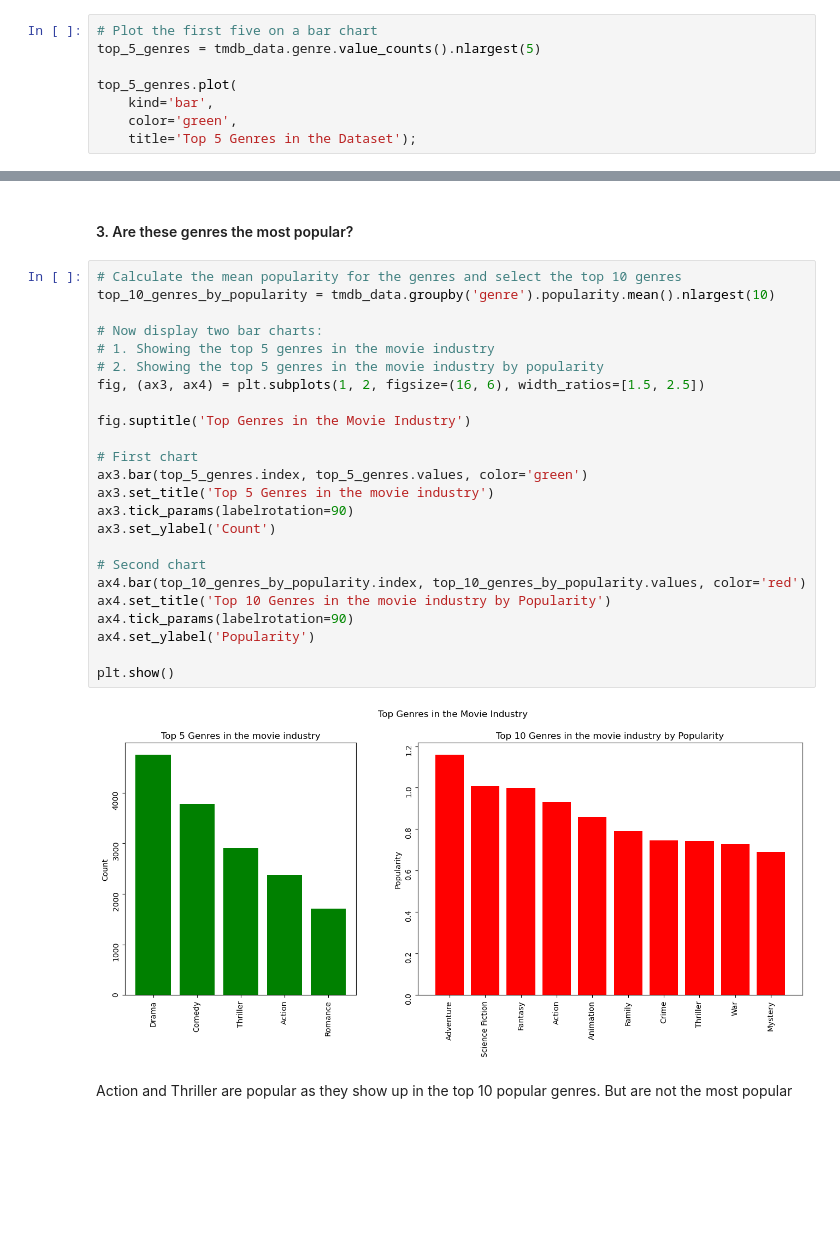
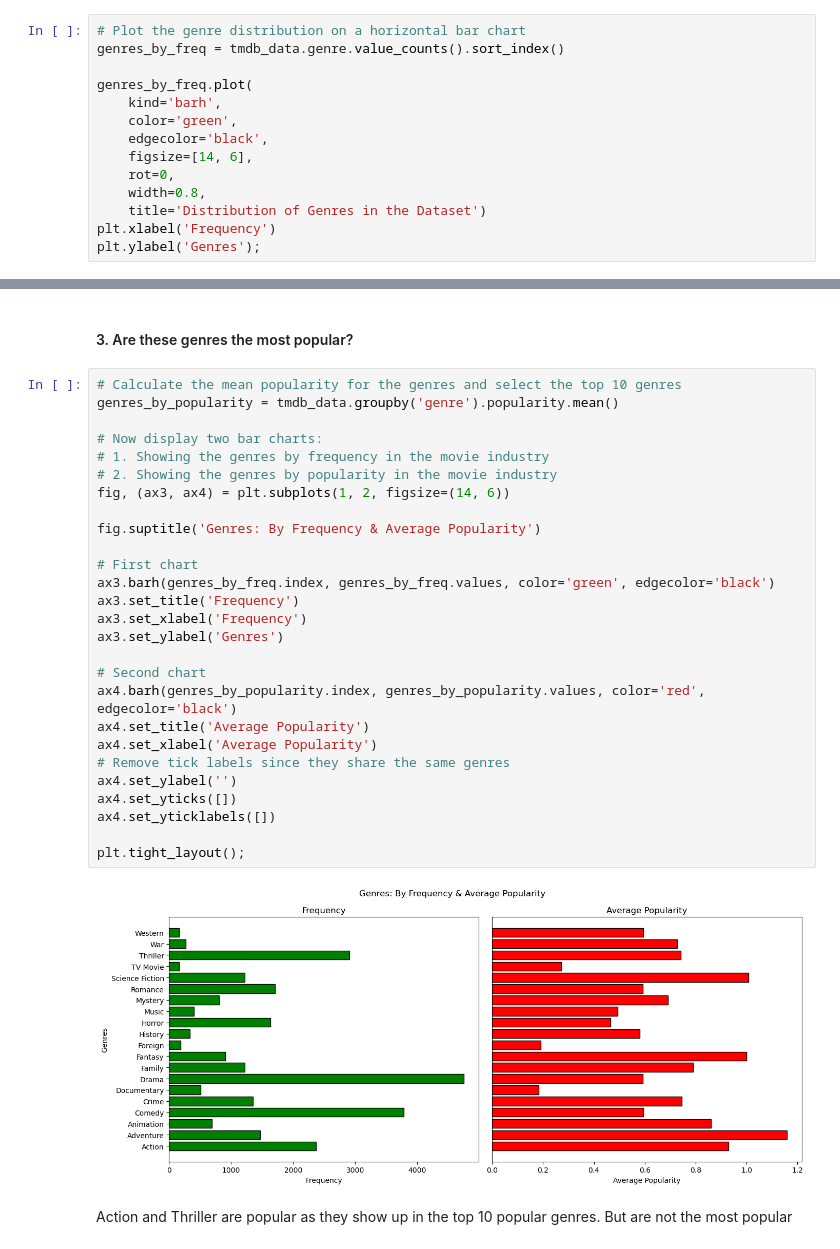
Before and after one commit to faroukkbello/Investigate-a-Dataset, a Jupyter notebook: Investigate_a_Dataset.ipynb, the cells around one changed output, grey strips where cells are left out. Cells and saved outputs as stored; diff of their text form; blank space fills up the shorter version.

```diff
--- a/Investigate_a_Dataset.ipynb
+++ b/Investigate_a_Dataset.ipynb
@@ -368,11 +368,17 @@ Western             164
 TV Movie            162
 Name: genre, dtype: int64
 # %%
-# Plot the first five on a bar chart
-top_5_genres = tmdb_data.genre.value_counts().nlargest(5)
+# Plot the genre distribution on a horizontal bar chart
+genres_by_freq = tmdb_data.genre.value_counts().sort_index()
 
-top_5_genres.plot(
-    kind='bar',
+genres_by_freq.plot(
+    kind='barh',
     color='green',
-    title='Top 5 Genres in the Dataset');
+    edgecolor='black',
+    figsize=[14, 6],
+    rot=0,
+    width=0.8,
+    title='Distribution of Genres in the Dataset')
+plt.xlabel('Frequency')
+plt.ylabel('Genres');
 # %% [output]
@@ -429,30 +438,33 @@ Only two after out of five showed up in the lower half of the top 10 genres by p
 #### 3. Are these genres the most popular?
 # %%
 # Calculate the mean popularity for the genres and select the top 10 genres
-top_10_genres_by_popularity = tmdb_data.groupby('genre').popularity.mean().nlargest(10)
+genres_by_popularity = tmdb_data.groupby('genre').popularity.mean()
 
 # Now display two bar charts:
-# 1. Showing the top 5 genres in the movie industry
-# 2. Showing the top 5 genres in the movie industry by popularity
-fig, (ax3, ax4) = plt.subplots(1, 2, figsize=(16, 6), width_ratios=[1.5, 2.5])
+# 1. Showing the genres by frequency in the movie industry
+# 2. Showing the genres by popularity in the movie industry
+fig, (ax3, ax4) = plt.subplots(1, 2, figsize=(14, 6))
 
-fig.suptitle('Top Genres in the Movie Industry')
+fig.suptitle('Genres: By Frequency & Average Popularity')
 
 # First chart
-ax3.bar(top_5_genres.index, top_5_genres.values, color='green')
-ax3.set_title('Top 5 Genres in the movie industry')
-ax3.tick_params(labelrotation=90)
-ax3.set_ylabel('Count')
+ax3.barh(genres_by_freq.index, genres_by_freq.values, color='green', edgecolor='black')
+ax3.set_title('Frequency')
+ax3.set_xlabel('Frequency')
+ax3.set_ylabel('Genres')
 
 # Second chart
-ax4.bar(top_10_genres_by_popularity.index, top_10_genres_by_popularity.values, color='red')
-ax4.set_title('Top 10 Genres in the movie industry by Popularity')
-ax4.tick_params(labelrotation=90)
-ax4.set_ylabel('Popularity')
+ax4.barh(genres_by_popularity.index, genres_by_popularity.values, color='red', edgecolor='black')
+ax4.set_title('Average Popularity')
+ax4.set_xlabel('Average Popularity')
+# Remove tick labels since they share the same genres
+ax4.set_ylabel('')
+ax4.set_yticks([])
+ax4.set_yticklabels([])
 
-plt.show()
+plt.tight_layout();
 # %% [output]
-[figure, old version]
+[figure, new version]
 # %% [markdown]
 Action and Thriller are popular as they show up in the top 10 popular genres. But are not the most popular
 # %% [markdown]
```
Also changed, not shown: parts of 5 cells of this notebook, 1 other file.
